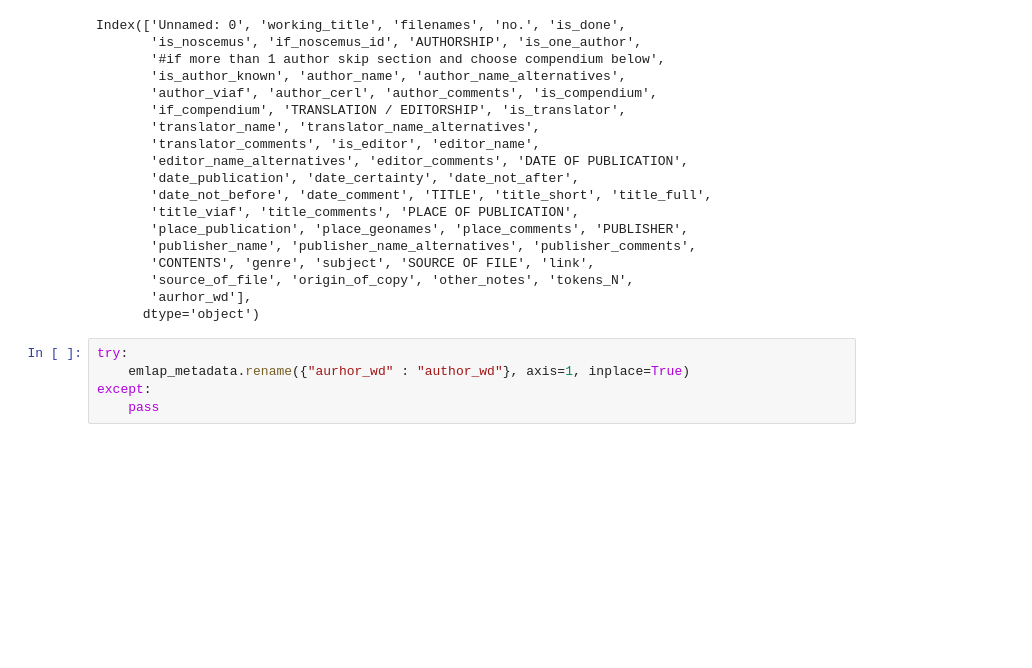
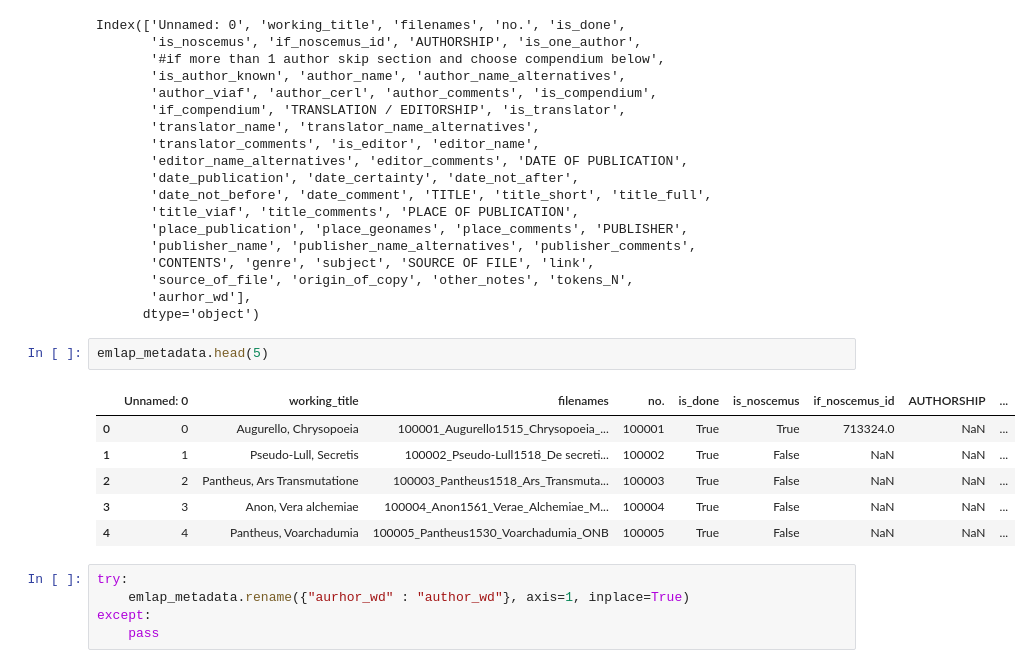
Before and after one commit to CCS-ZCU/GreLa, a Jupyter notebook: scripts/1_merge-metadata.ipynb, the cells around one changed output. Saved outputs shown, nothing was run; the diff lists cells and outputs as text; blank space fills up the shorter version.

```diff
--- a/scripts/1_merge-metadata.ipynb
+++ b/scripts/1_merge-metadata.ipynb
@@ -33,6 +35,15 @@ Index(['Unnamed: 0', 'working_title', 'filenames', 'no.', 'is_done',
        'source_of_file', 'origin_of_copy', 'other_notes', 'tokens_N',
        'aurhor_wd'],
       dtype='object')
+# %%
+emlap_metadata.head(5)
+# %% [output]
+|  | Unnamed: 0 | working_title | filenames | no. | is_done | is_noscemus | if_noscemus_id | AUTHORSHIP | ... |
+| 0 | 0 | Augurello, Chrysopoeia | 100001_Augurello1515_Chrysopoeia_... | 100001 | True | True | 713324.0 | NaN | ... |
+| 1 | 1 | Pseudo-Lull, Secretis | 100002_Pseudo-Lull1518_De secreti... | 100002 | True | False | NaN | NaN | ... |
+| 2 | 2 | Pantheus, Ars Transmutatione | 100003_Pantheus1518_Ars_Transmuta... | 100003 | True | False | NaN | NaN | ... |
+| 3 | 3 | Anon, Vera alchemiae | 100004_Anon1561_Verae_Alchemiae_M... | 100004 | True | False | NaN | NaN | ... |
+| 4 | 4 | Pantheus, Voarchadumia | 100005_Pantheus1530_Voarchadumia_ONB | 100005 | True | False | NaN | NaN | ... |
 # %%
 try:
     emlap_metadata.rename({"aurhor_wd" : "author_wd"}, axis=1, inplace=True)
```
Also changed, not shown: parts of 18 cells of this notebook, 8 other files.
